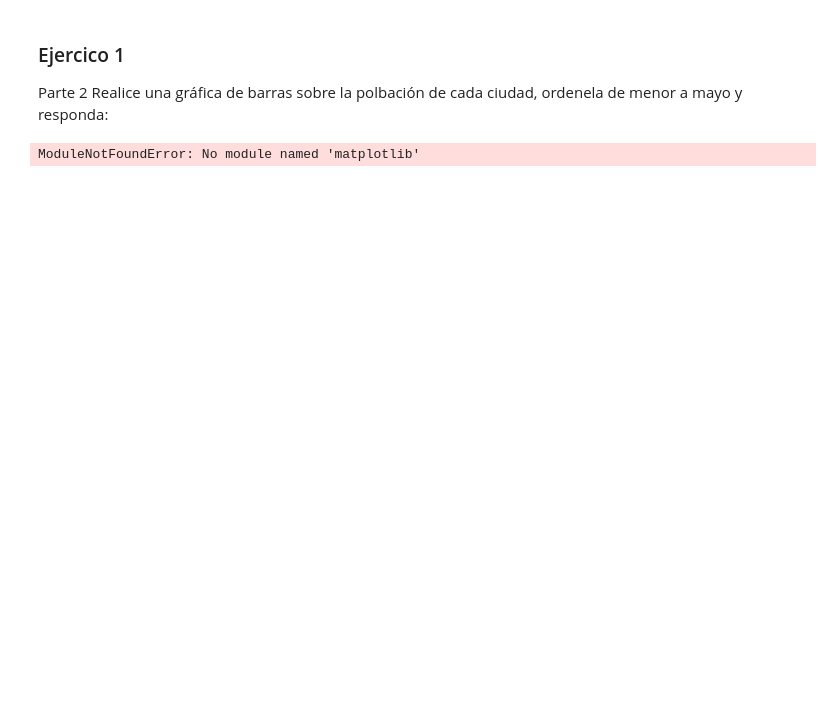
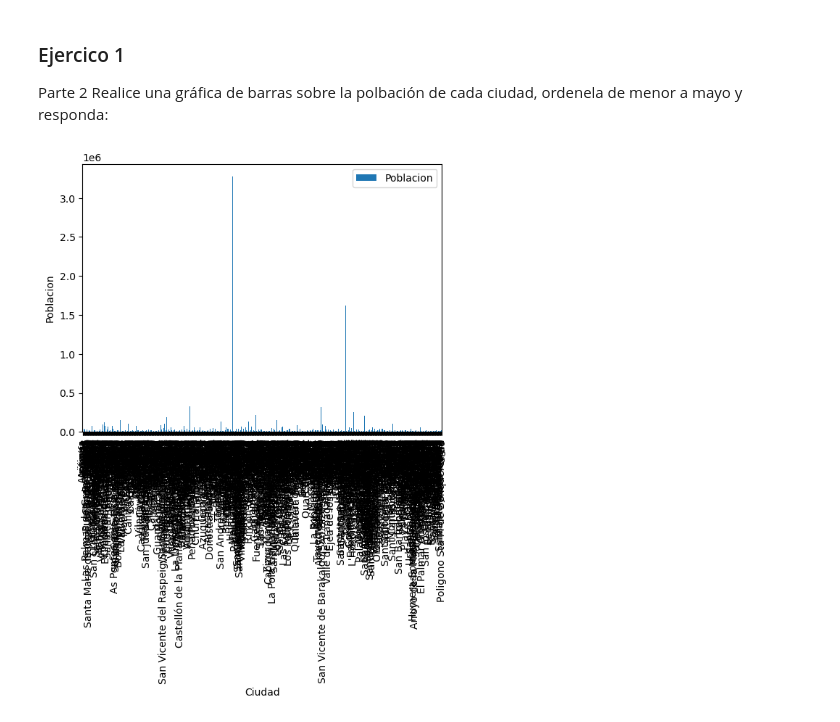
Before and after one commit to ceaf234/Laboratorio3, a Jupyter notebook: Laboratorio3.ipynb, the cells around one changed output. Saved outputs shown, nothing was run; the diff lists cells and outputs as text; code cells hidden in the pictures; blank space fills up the shorter version.

```diff
--- a/Laboratorio3.ipynb
+++ b/Laboratorio3.ipynb
@@ -166,13 +164,17 @@ Realice una gráfica de barras sobre la polbación de cada ciudad, ordenela de m
 # %%
 import pandas as pd
 import matplotlib.pyplot as plt
 
 data = pd.read_csv('NucleosPoblacion.csv', delimiter=',')
 
 # Crear la gráfica de barras
 data.plot.bar(x='Texto', y='Poblacion')
 
+# Configurar las etiquetas de los ejes
+plt.xlabel('Ciudad')
+plt.ylabel('Poblacion')
+
 # Mostrar la gráfica
 plt.show()
 # %% [output]
-ModuleNotFoundError: No module named 'matplotlib'
+[figure, added]
```
Also changed, not shown: parts of 1 cell of this notebook.
